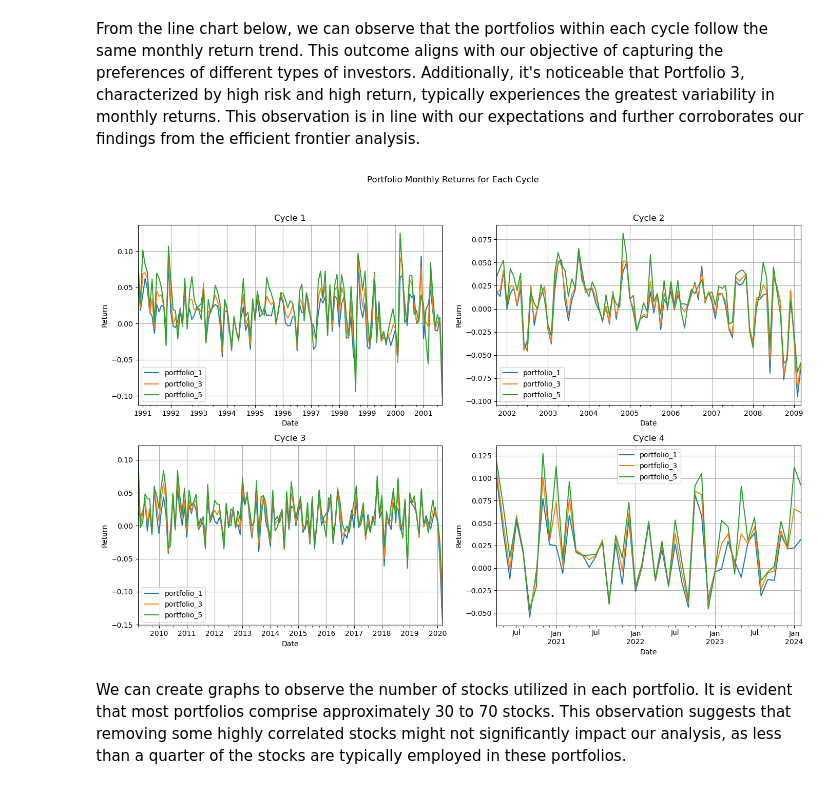
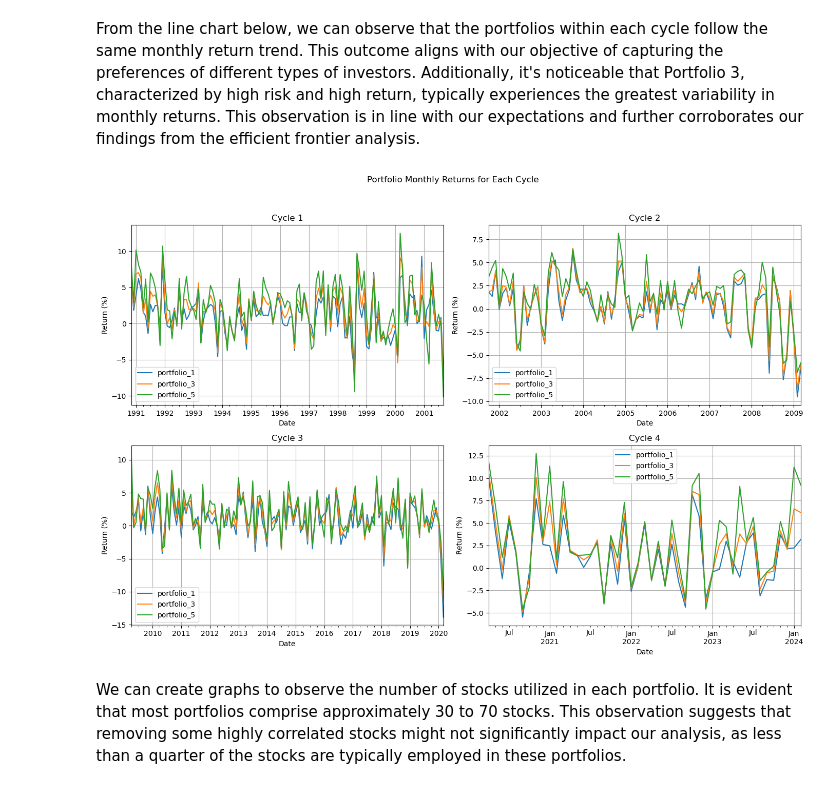
Before and after one commit to patrickwjwang/equity-cycle, a Jupyter notebook: notebooks/optimal_portfolios_creation.ipynb, the cells around one changed output. Drawn from its saved outputs; the diff is of its cells as text; code cells hidden in the pictures.

```diff
--- a/notebooks/optimal_portfolios_creation.ipynb
+++ b/notebooks/optimal_portfolios_creation.ipynb
@@ -91,19 +91,32 @@ ef_combined_monthly = ef1.monthly_return.head(0).copy()
 ef_combined_annual = ef1.annual_return.head(0).copy()
 
 for idx, ef in enumerate(ef_instances):
-    ef_daily = ef.daily_return.copy()
-    ef_weekly = ef.weekly_return.copy()
-    ef_monthly = ef.monthly_return.copy()
-    ef_annual = ef.annual_return.copy()
+    ef_daily = ef.daily_return.copy().reset_index()
+    ef_weekly = ef.weekly_return.copy().reset_index()
+    ef_monthly = ef.monthly_return.copy().reset_index()
+    ef_annual = ef.annual_return.copy().reset_index()
     ef_daily['Cycle'] = idx + 1
     ef_weekly['Cycle'] = idx + 1
     ef_monthly['Cycle'] = idx + 1
     ef_annual['Cycle'] = idx + 1
+    # Combine the dataframes
+    ef_combined_daily = pd.concat([ef_combined_daily, ef_daily]).drop_duplicates(subset='Date', keep='first')
+    ef_combined_weekly = pd.concat([ef_combined_weekly, ef_weekly]).drop_duplicates(subset='Date', keep='first')
+    ef_combined_monthly = pd.concat([ef_combined_monthly, ef_monthly]).drop_duplicates(subset='Date', keep='first')
+    ef_combined_annual = pd.concat([ef_combined_annual, ef_annual]).drop_duplicates(subset='Date', keep='first')
 
-    ef_combined_daily = pd.concat([ef_combined_daily, ef_daily])
-    ef_combined_weekly = pd.concat([ef_combined_weekly, ef_weekly])
-    ef_combined_monthly = pd.concat([ef_combined_monthly, ef_monthly])
-    ef_combined_annual = pd.concat([ef_combined_annual, ef_annual])
+# Change decimals into percentage
+cols_to_multiply = ef_combined_daily.columns.difference(['Date', 'Cycle'])
+ef_combined_daily[cols_to_multiply] = ef_combined_daily[cols_to_multiply] * 100
+ef_combined_weekly[cols_to_multiply] = ef_combined_weekly[cols_to_multiply] * 100
+ef_combined_monthly[cols_to_multiply] = ef_combined_monthly[cols_to_multiply] * 100
+ef_combined_annual[cols_to_multiply] = ef_combined_annual[cols_to_multiply] * 100
+
+# Set the index
+ef_combined_daily.set_index('Date', inplace=True)
+ef_combined_weekly.set_index('Date', inplace=True)
+ef_combined_monthly.set_index('Date', inplace=True)
+ef_combined_annual.set_index('Date', inplace=True)
 # %% [markdown]
 Store to CSV files
 # %%
@@ -122,22 +135,22 @@ From the line chart below, we can observe that the portfolios within each cycle
 # %%
 # Creating subplots for each cycle
 fig, axes = plt.subplots(nrows=2, ncols=2, figsize=(14, 10))
 fig.suptitle('Portfolio Monthly Returns for Each Cycle')
 cycles = ef_combined_monthly['Cycle'].unique()
 for i, cycle in enumerate(cycles):
     ax = axes[i//2, i%2]
     cycle_data = ef_combined_monthly[ef_combined_monthly['Cycle'] == cycle]
 
     cycle_data[['portfolio_1', 'portfolio_3', 'portfolio_5']].plot(ax=ax)
     ax.set_title(f'Cycle {int(cycle)}')
     ax.set_xlabel('Date')
-    ax.set_ylabel('Return')
+    ax.set_ylabel('Return (%)')
     ax.grid(True)
 plt.tight_layout(rect=[0, 0.03, 1, 0.95])  # Adjust the layout
 # plt.savefig(os.path.join(graph_dir, 'optimal_monthly_returns_cycles.png'))
 plt.show()
 # %% [output]
-[figure, old version]
+[figure, new version]
 # %% [markdown]
 We can create graphs to observe the number of stocks utilized in each portfolio. It is evident that most portfolios comprise approximately 30 to 70 stocks. This observation suggests that removing some highly correlated stocks might not significantly impact our analysis, as less than a quarter of the stocks are typically employed in these portfolios.
 # %%
```
Also changed, not shown: parts of 2 cells of this notebook, 8 other files.
